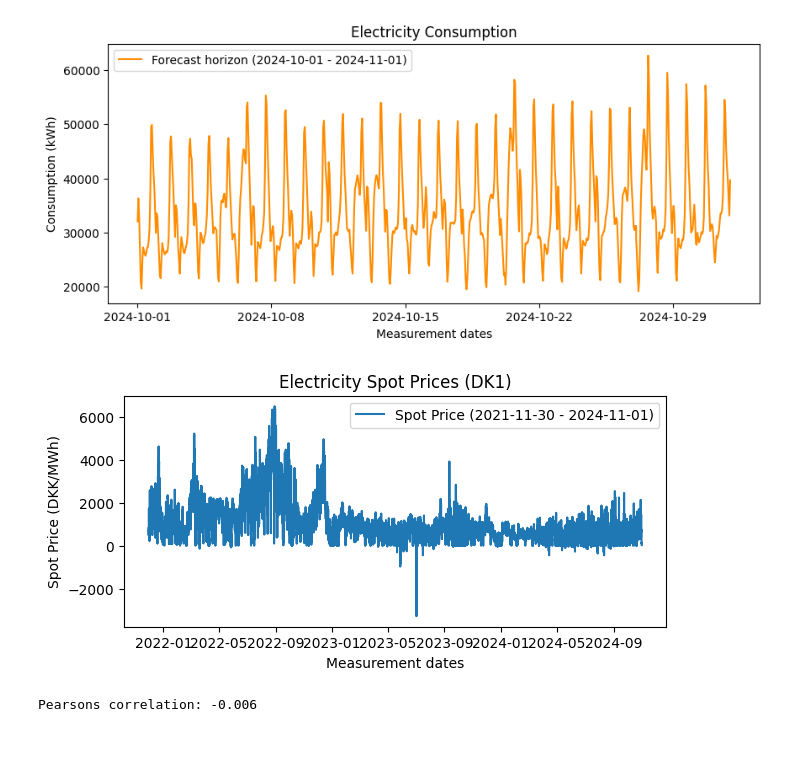
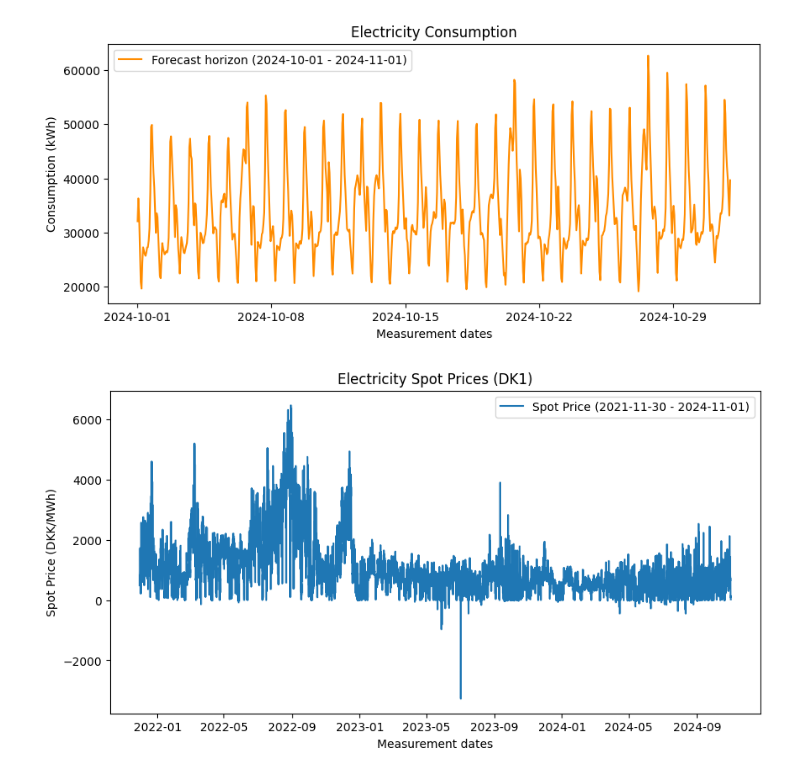
Before and after one commit to Casper0913/p9-energy, a Jupyter notebook: Models/Report_figures.ipynb, the cells around one changed output. Cells and saved outputs as stored; diff of their text form; code cells hidden in the pictures; blank space fills up the shorter version.

```diff
--- a/Models/Report_figures.ipynb
+++ b/Models/Report_figures.ipynb
@@ -53,23 +53,16 @@ plt.show()
 # %%
 train_start = "2021-11-30"
 train_end = "2024-11-01"
 
 data_train = df2[(df2.index >= train_start) & (df2.index <= train_end)]
 data_test = df2[(df2.index >= test_start) & (df2.index <= test_end)]
 
-plt.figure(figsize=(10, 4))
+plt.figure(figsize=(10, 5))
 plt.plot(data_train.index, data_train['SpotPriceDKK'], label=f'Spot Price ({train_start} - {train_end})')
 plt.title('Electricity Spot Prices (DK1)')
 plt.xlabel('Measurement dates')
 plt.ylabel('Spot Price (DKK/MWh)')
 plt.legend()
 plt.show()
 # %% [output]
-[figure, old version]
+[figure, new version]
-# %%
-corr, _ = pearsonr(df['ConsumptionkWh'], df2['SpotPriceDKK'])
-print(f'Pearsons correlation: {corr:.3f}')
-
-# r=0 means no correlation, r=1 means perfect positive correlation, r=-1 means perfect negative correlation
-# %% [output]
-Pearsons correlation: -0.006
```
Also changed, not shown: parts of 3 cells of this notebook, 10 other files.
